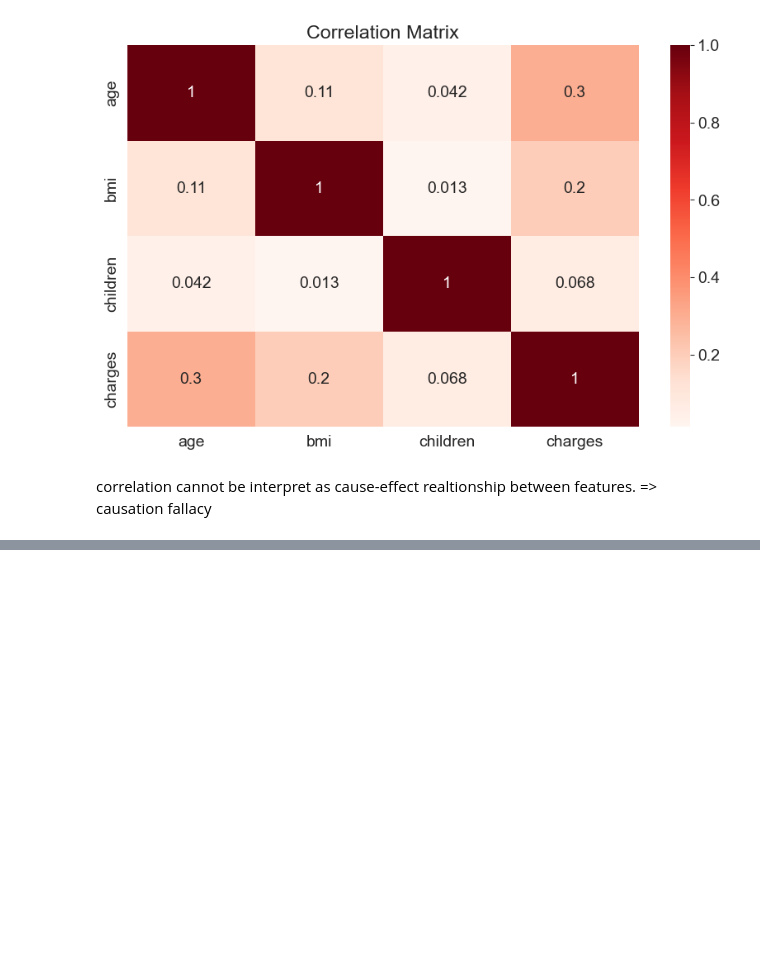
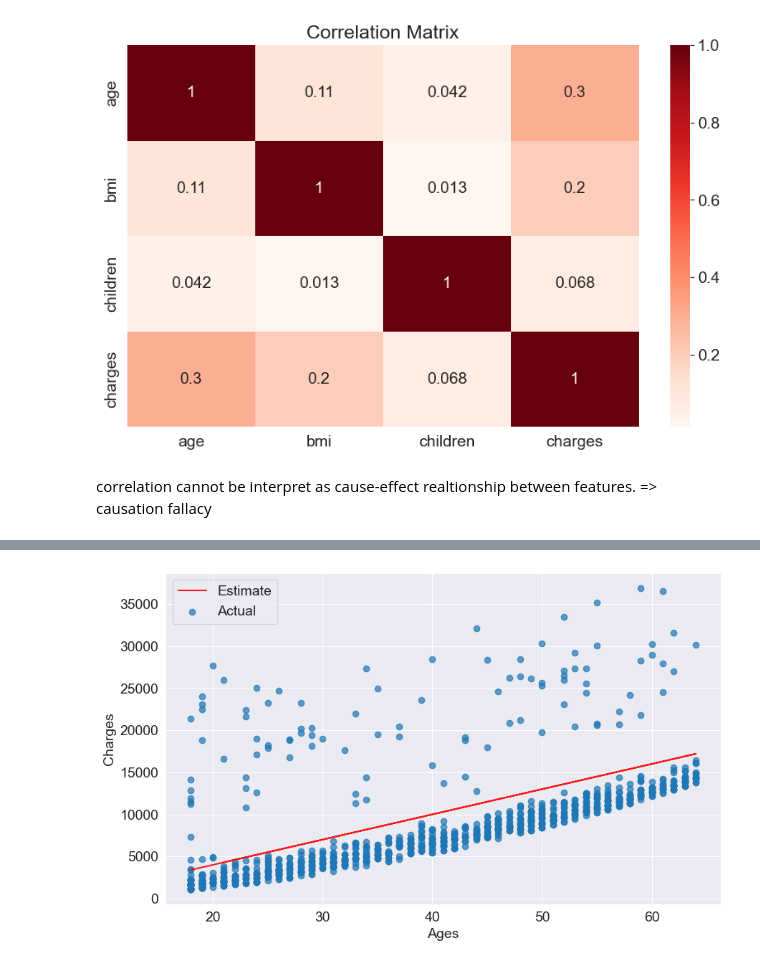
Before and after one commit to MeetB7/ML, a Jupyter notebook: Jupyter/LinearRegression/LinearRegression.ipynb, the cells around one changed output, grey strips where cells are left out. Saved outputs shown, nothing was run; the diff lists cells and outputs as text; code cells hidden in the pictures; blank space fills up the shorter version.

```diff
--- a/Jupyter/LinearRegression/LinearRegression.ipynb
+++ b/Jupyter/LinearRegression/LinearRegression.ipynb
@@ -199,0 +299,4 @@ correlation cannot be interpret as cause-effect realtionship between features. =
+# %%
+try_parameters(300,-2000)
+# %% [output]
+[figure, added]
```
Also changed, not shown: parts of 26 cells of this notebook.
